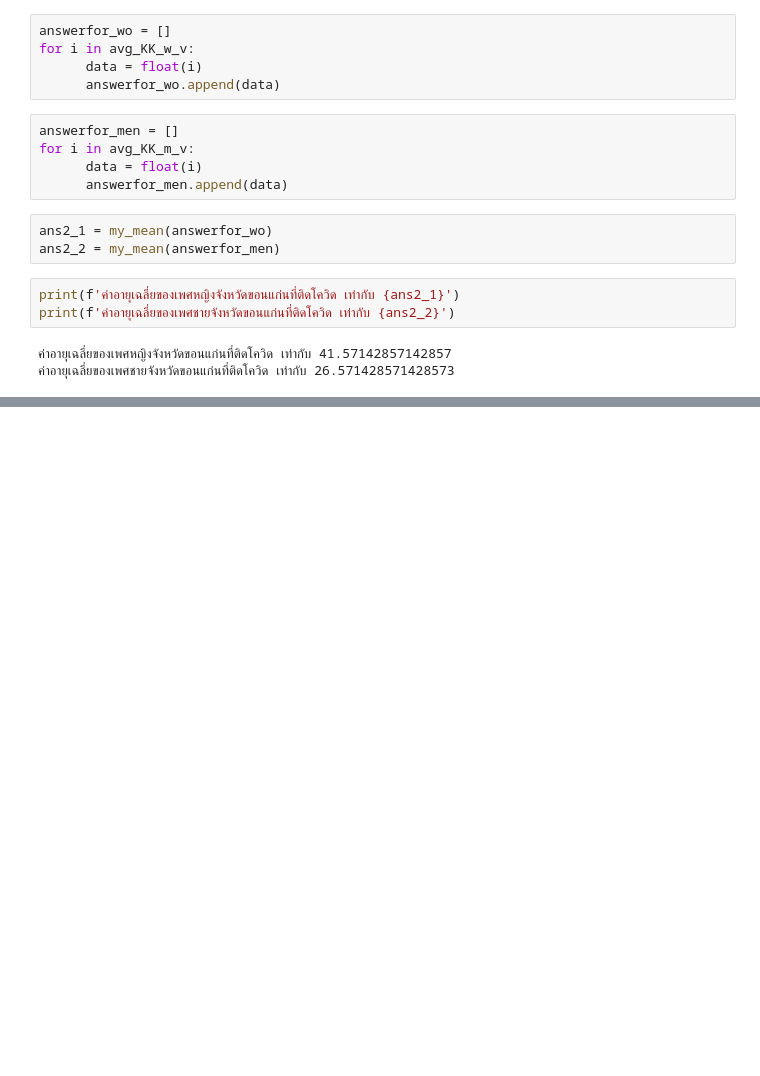
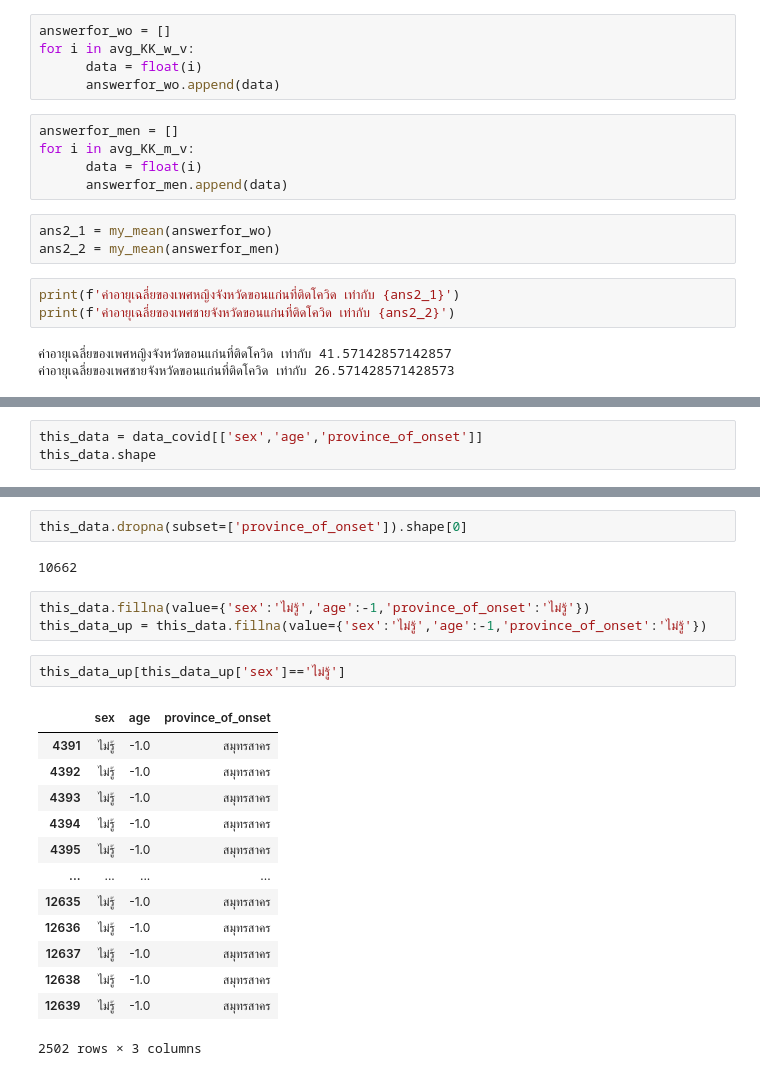
Before and after one commit to ikarosgn/data_viz, a Jupyter notebook: Untitled6.ipynb, the cells around one changed output, grey strips where cells are left out. Drawn from its saved outputs; the diff is of its cells as text; blank space fills up the shorter version.

```diff
--- a/Untitled6.ipynb
+++ b/Untitled6.ipynb
@@ -220,0 +334,3 @@ print(f'ค่าอายุเฉลี่ยของเพศชายจั
+# %%
+this_data = data_covid[['sex','age','province_of_onset']]
+this_data.shape
@@ -220,0 +368,23 @@ print(f'ค่าอายุเฉลี่ยของเพศชายจั
+# %%
+this_data.dropna(subset=['province_of_onset']).shape[0]
+# %% [output]
+10662
+# %%
+this_data.fillna(value={'sex':'ไม่รู้','age':-1,'province_of_onset':'ไม่รู้'})
+this_data_up = this_data.fillna(value={'sex':'ไม่รู้','age':-1,'province_of_onset':'ไม่รู้'})
+# %%
+this_data_up[this_data_up['sex']=='ไม่รู้']
+# %% [output]
+|  | sex | age | province_of_onset |
+| 4391 | ไม่รู้ | -1.0 | สมุทรสาคร |
+| 4392 | ไม่รู้ | -1.0 | สมุทรสาคร |
+| 4393 | ไม่รู้ | -1.0 | สมุทรสาคร |
+| 4394 | ไม่รู้ | -1.0 | สมุทรสาคร |
+| 4395 | ไม่รู้ | -1.0 | สมุทรสาคร |
+| ... | ... | ... | ... |
+| 12635 | ไม่รู้ | -1.0 | สมุทรสาคร |
+| 12636 | ไม่รู้ | -1.0 | สมุทรสาคร |
+| 12637 | ไม่รู้ | -1.0 | สมุทรสาคร |
+| 12638 | ไม่รู้ | -1.0 | สมุทรสาคร |
+| 12639 | ไม่รู้ | -1.0 | สมุทรสาคร |
+2502 rows × 3 columns
```
Also changed, not shown: parts of 22 cells of this notebook.
